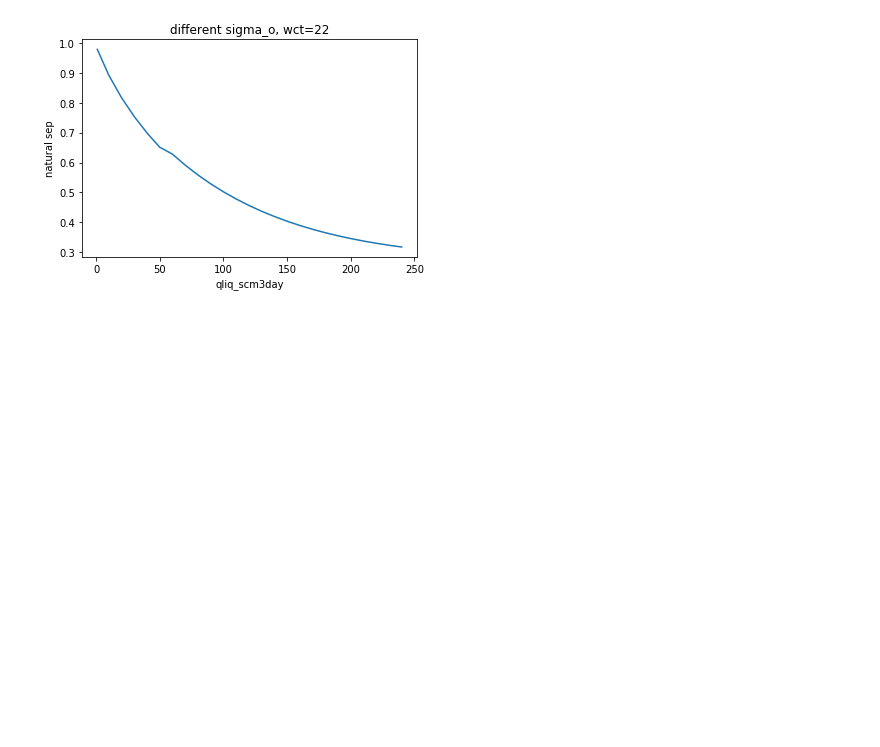
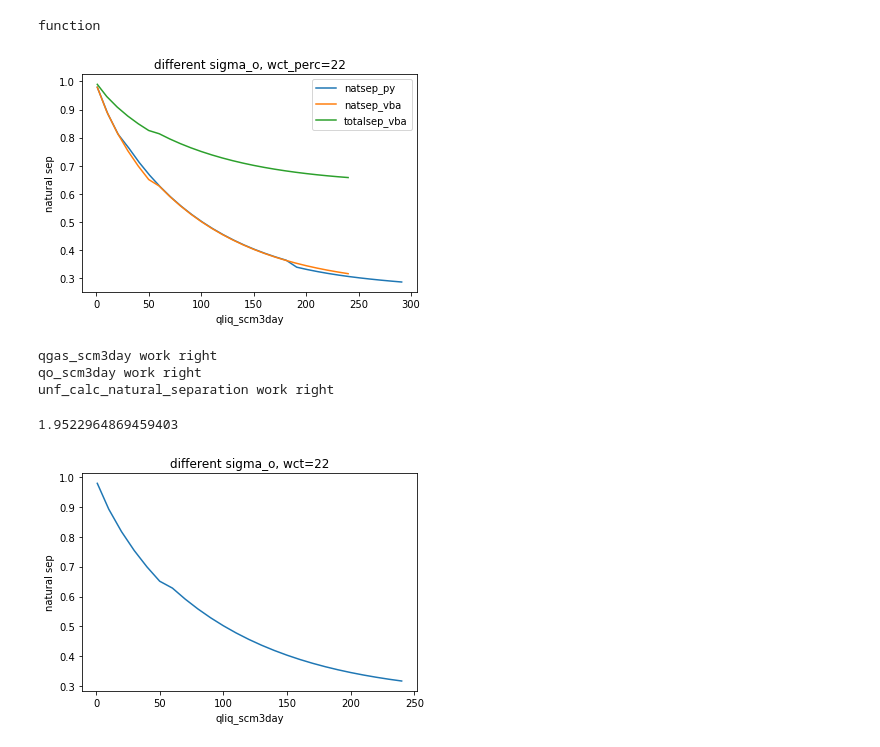
Before and after one commit to unifloc/unifloc_py, a Jupyter notebook: uSep/compare_vba_py.ipynb, the cells around one changed output. Saved outputs shown, nothing was run; the diff lists cells and outputs as text; code cells hidden in the pictures; blank space fills up the shorter version.

```diff
--- a/uSep/compare_vba_py.ipynb
+++ b/uSep/compare_vba_py.ipynb
@@ -11,3 +63,68 @@ data = pd.read_excel('SepTestData.xlsx')
+# %%
+def getvalues(start=1,stop=300,step=10):
+    q=[]
+    sep=[]
+    totalsep=[]
+    for i in range(start,stop,step):
+        q.append(i)
+        sep.append(sp.unf_calc_natural_separation(dintake_mm/1000,dcasing_mm/1000,
+                                       i,
+                                       sp.qgas_scm3day(sp.qo_scm3day(i,wct_perc),rp_m3m3),fluid.bo_m3m3,
+                                       fluid.bg_m3m3,
+                                       200/1000,fluid.rho_oil_stkgm3,
+                                       fluid.rho_gas_sckgm3,wct_perc))
+
+
+    return [q,sep]
+
+result=getvalues()
+# %%
+type(sp.qo_scm3day)
+# %% [output]
+function
+# %%
+plt.plot(result[0],result[1],label='natsep_py')
+plt.plot(data['Q'],data['Естественная сепарация 100 мм'],label='natsep_vba')
+plt.plot(data['Q'],data['Общая сепарация'],label='totalsep_vba')
+plt.ylabel('natural sep')
+plt.xlabel('qliq_scm3day')
+plt.title('different sigma_o, wct_perc=22')
+plt.legend()
+plt.show()
+# %% [output]
+[figure, added]
+# %%
+sp.separation_test()
+# %% [output]
+qgas_scm3day work right
+qo_scm3day work right
+unf_calc_natural_separation work right
+# %%
+pintake_atm=80
+q_sm3day=100
+wct_perc=22
+tintake_c=80
+dintake_mm=100
+dcasing_mm=125
+gammagas=0.9
+gammaoil=0.75
+gammawater=1
+rsb_m3m3=80
+rp_m3m3=80
+#оптциональные/калибровочные параметры
+pb_atm=150
+tres_c=120
+bob_m3m3=1
+
+fluid=PVT.FluidStanding(gammaoil,gammagas,gammawater,rsb_m3m3)
+fluid.calc(pintake_atm,tintake_c)
+
+def qgas_scm3day(qo_scm3day,rp_m3m3=rp_m3m3,qgfree_scm3day=0):
+    return qo_scm3day*rp_m3m3+qgfree_scm3day
+
+print(fluid.bo_m3m3)
+# %% [output]
+1.9522964869459403
 # %%
 plt.plot(data['Q'],data['Естественная сепарация 100 мм'])
 plt.ylabel('natural sep')
```
Also changed, not shown: parts of 5 cells of this notebook, 1 other file.
